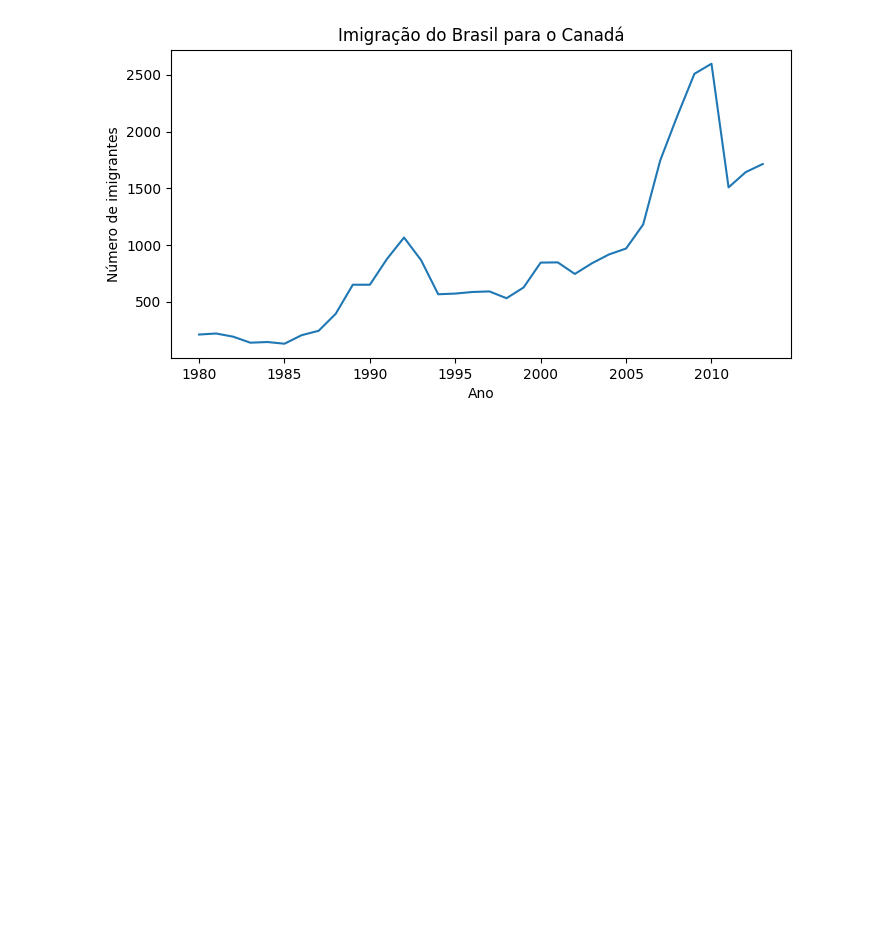
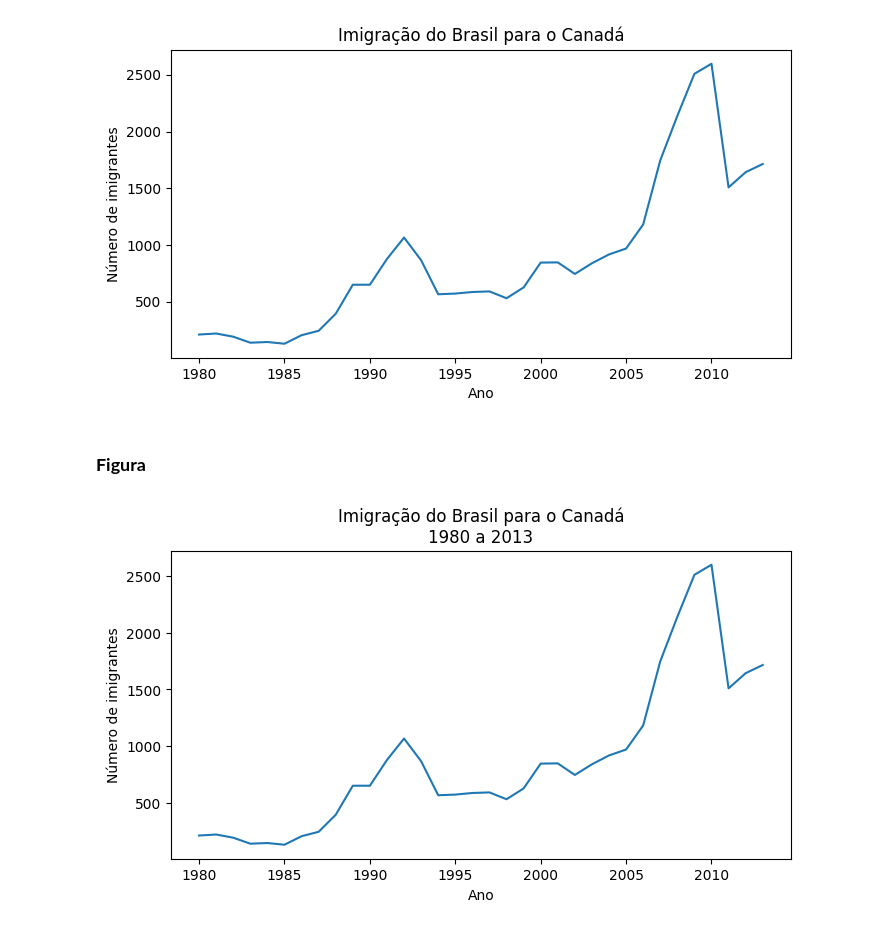
Before and after one commit to biellrodri/data-science-alura, a Jupyter notebook: Pandas/projeto-migracao/Untitled.ipynb, the cells around one changed output. Drawn from its saved outputs; the diff is of its cells as text; code cells hidden in the pictures; blank space fills up the shorter version.

Commit message:
Criando uma figura e adicionando o título e as descrições dos eixos x e y

```diff
--- a/Pandas/projeto-migracao/Untitled.ipynb
+++ b/Pandas/projeto-migracao/Untitled.ipynb
@@ -137,3 +137,22 @@ plt.xticks(['1980', '1985', '1990', '1995', '2000', '2005', '2010'])
 plt.show()
 # %% [output]
 [figure]
+# %% [markdown]
+### **Figura**
+# %%
+#criando uma figura
+fig, ax = plt.subplots(figsize=(8, 4))
+#passando as informações dos eixos x e y
+ax.plot(dados_brasil['ano'], dados_brasil['imigrantes'])
+#adicionando o título à figura
+ax.set_title('Imigração do Brasil para o Canadá\n1980 a 2013')
+#adicionando a descrição do eixo x
+ax.set_xlabel('Ano')
+#adicionando a descrição do eixo y
+ax.set_ylabel('Número de imigrantes')
+#adicionando um intervalo de 5 em 5 anos para o eixo x
+ax.xaxis.set_major_locator(plt.MultipleLocator(5))
+#exibindo a figura
+plt.show()
+# %% [output]
+[figure, added]
```
